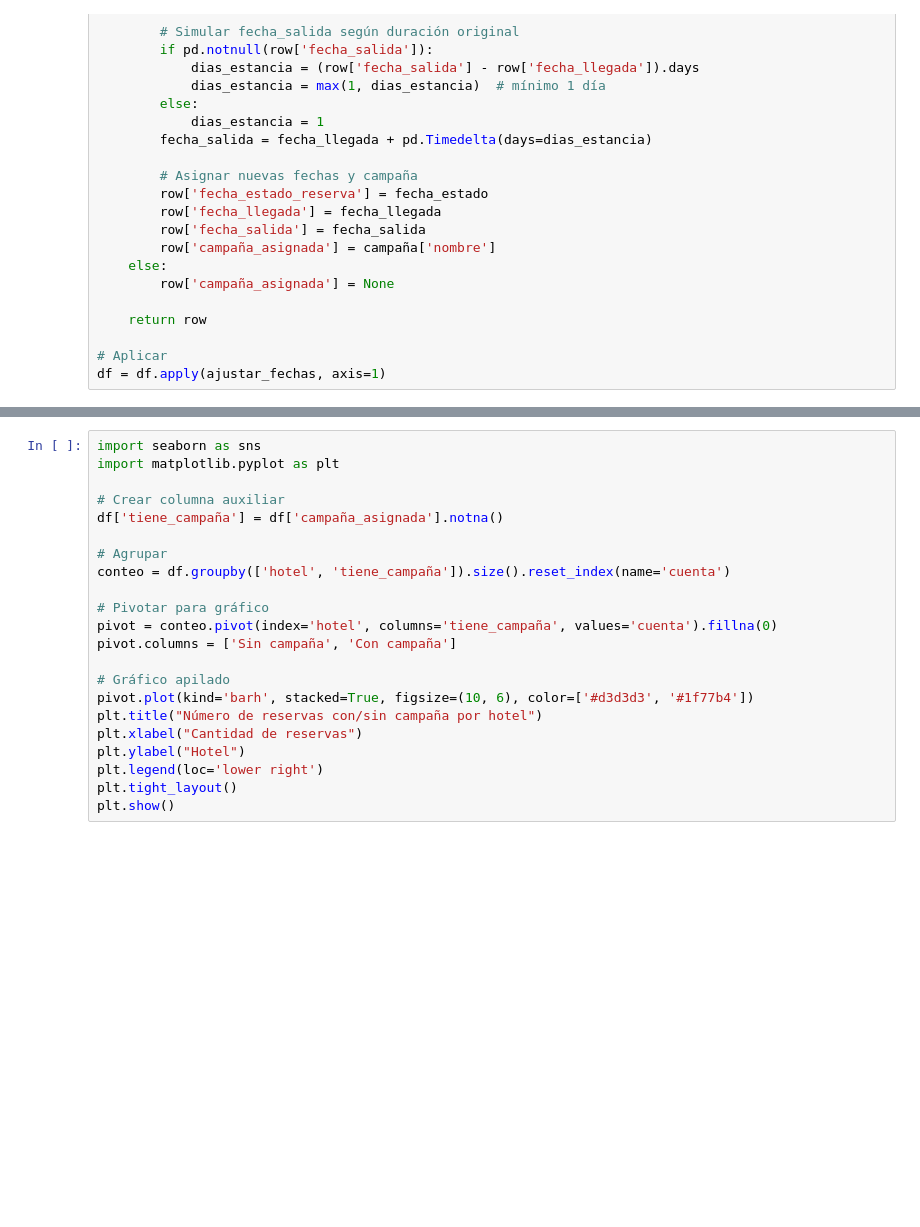
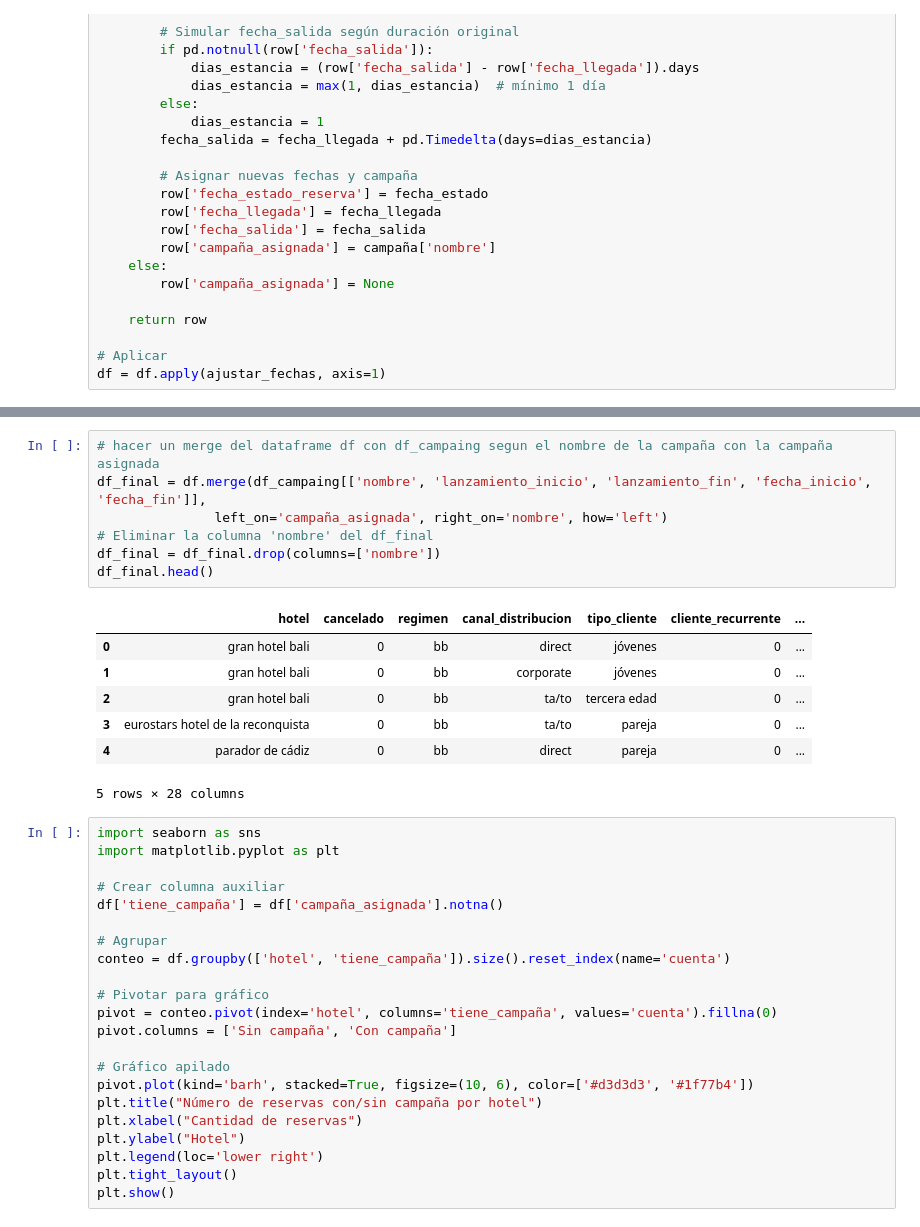
Before and after one commit to leonxrdon/TFM-ImpactoMarketing, a Jupyter notebook: notebooks/01_data_bookings.ipynb, the cells around one changed output, grey strips where cells are left out. Cells and saved outputs as stored; diff of their text form; blank space fills up the shorter version.

Commit message:
📊 Reservas: Unir campañas con reservas

```diff
--- a/notebooks/01_data_bookings.ipynb
+++ b/notebooks/01_data_bookings.ipynb
@@ -673,4 +673,19 @@ df.head()
 5 rows × 24 columns
+# %%
+# hacer un merge del dataframe df con df_campaing segun el nombre de la campaña con la campaña asignada
+df_final = df.merge(df_campaing[['nombre', 'lanzamiento_inicio', 'lanzamiento_fin', 'fecha_inicio', 'fecha_fin']],
+               left_on='campaña_asignada', right_on='nombre', how='left')
+# Eliminar la columna 'nombre' del df_final
+df_final = df_final.drop(columns=['nombre'])
+df_final.head()
+# %% [output]
+|  | hotel | cancelado | regimen | canal_distribucion | tipo_cliente | cliente_recurrente | ... |
+| 0 | gran hotel bali | 0 | bb | direct | jóvenes | 0 | ... |
+| 1 | gran hotel bali | 0 | bb | corporate | jóvenes | 0 | ... |
+| 2 | gran hotel bali | 0 | bb | ta/to | tercera edad | 0 | ... |
+| 3 | eurostars hotel de la reconquista | 0 | bb | ta/to | pareja | 0 | ... |
+| 4 | parador de cádiz | 0 | bb | direct | pareja | 0 | ... |
+5 rows × 28 columns
 # %%
 import seaborn as sns
 import matplotlib.pyplot as plt
```
Also changed, not shown: parts of 7 cells of this notebook, 1 other file.
